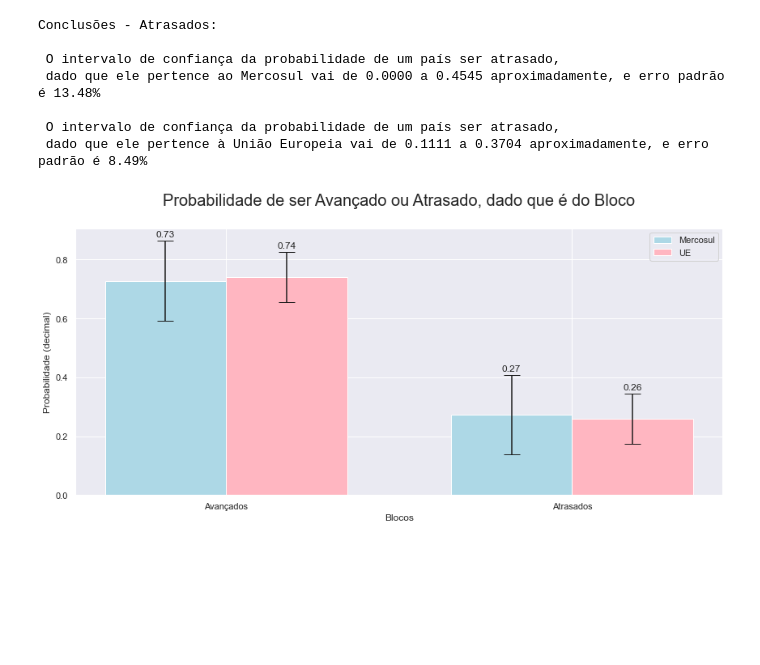
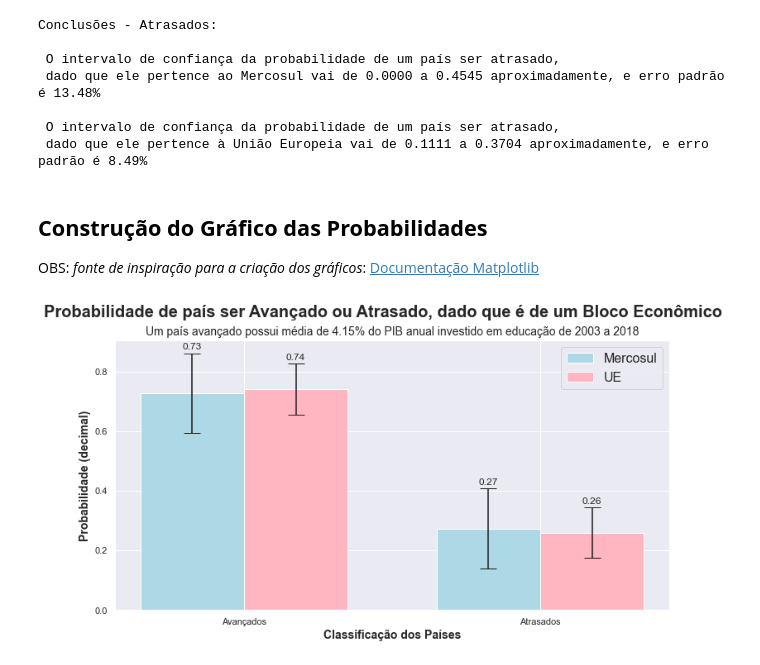
Before and after one commit to JoaoLucasMBC/aps-cdados-2022.2, a Jupyter notebook: APS4_Education.ipynb, the cells around one changed output. Saved outputs shown, nothing was run; the diff lists cells and outputs as text; code cells hidden in the pictures; blank space fills up the shorter version.

```diff
--- a/APS4_Education.ipynb
+++ b/APS4_Education.ipynb
@@ -185,43 +182,46 @@ Conclusões - Atrasados:
 
  O intervalo de confiança da probabilidade de um país ser atrasado,
  dado que ele pertence à União Europeia vai de 0.1111 a 0.3704 aproximadamente, e erro padrão é 8.49%
+# %% [markdown]
+## **Construção do Gráfico das Probabilidades**
+
+OBS: *fonte de inspiração para a criação dos gráficos*: [Documentação Matplotlib](https://matplotlib.org/stable/gallery/lines_bars_and_markers/barchart.html)
 # %%
 import matplotlib.pyplot as plt
 import seaborn as sns
 # %%
 labels = ['Avançados', 'Atrasados']
 
 sns.set_theme()
 
 # Probabilidades dos Blocos
 p_atrasado_dado_mercosul = 1 - p_avancado_dado_mercosul
 p_atrasado_dado_eu = 1 - p_avancado_dado_eu
 
 # Dados de ambos Blocos
 dados_mercosul = [p_avancado_dado_mercosul, p_atrasado_dado_mercosul]
 dados_eu = [p_avancado_dado_eu, p_atrasado_dado_eu]
 
 x = np.arange(len(labels))
 width = 0.35
 
 # Criando o Barplot, com intervalo baseado no erro padrão gerado pelo bootstrapping da etapa anterior
 fig, ax = plt.subplots(figsize=(12, 6))
 M_bar = ax.bar(x - width/2, dados_mercosul, width, label='Mercosul', yerr=[resM.standard_error, resM2.standard_error], capsize=10, color=("LightBlue"))
 EU_bar = ax.bar(x + width/2, dados_eu, width, label='UE', yerr=[resEU.standard_error, resEU2.standard_error], capsize=10, color=("LightPink"))
 
 # Customização da figura
-ax.set_ylabel('Probabilidade (decimal)')
-ax.set_xlabel('Blocos')
-ax.set_title('Probabilidade de ser Avançado ou Atrasado, dado que é do Bloco\n', fontsize=20, fontweight='light')
+ax.set_ylabel('Probabilidade (decimal)', fontsize=14, fontweight='bold')
+ax.set_xlabel('Classificação dos Países', fontsize=14, fontweight='bold')
+plt.suptitle('Probabilidade de país ser Avançado ou Atrasado, dado que é de um Bloco Econômico', fontsize=20, fontweight='bold')
+plt.title('Um país avançado possui média de 4.15% do PIB anual investido em educação de 2003 a 2018', fontsize=14, fontweight='light')
 ax.set_xticks(x, labels)
-ax.legend()
+ax.legend(fontsize=16)
 
 # Adicionando as probabilidades
 ax.bar_label(M_bar, padding=3, fmt='%.2f')
 ax.bar_label(EU_bar, padding=3, fmt='%.2f')
 
-fig.tight_layout()
-
 plt.show()
 # %% [output]
-[figure, old version]
+[figure, new version]
```
Also changed, not shown: parts of 9 cells of this notebook, 1 other file.
